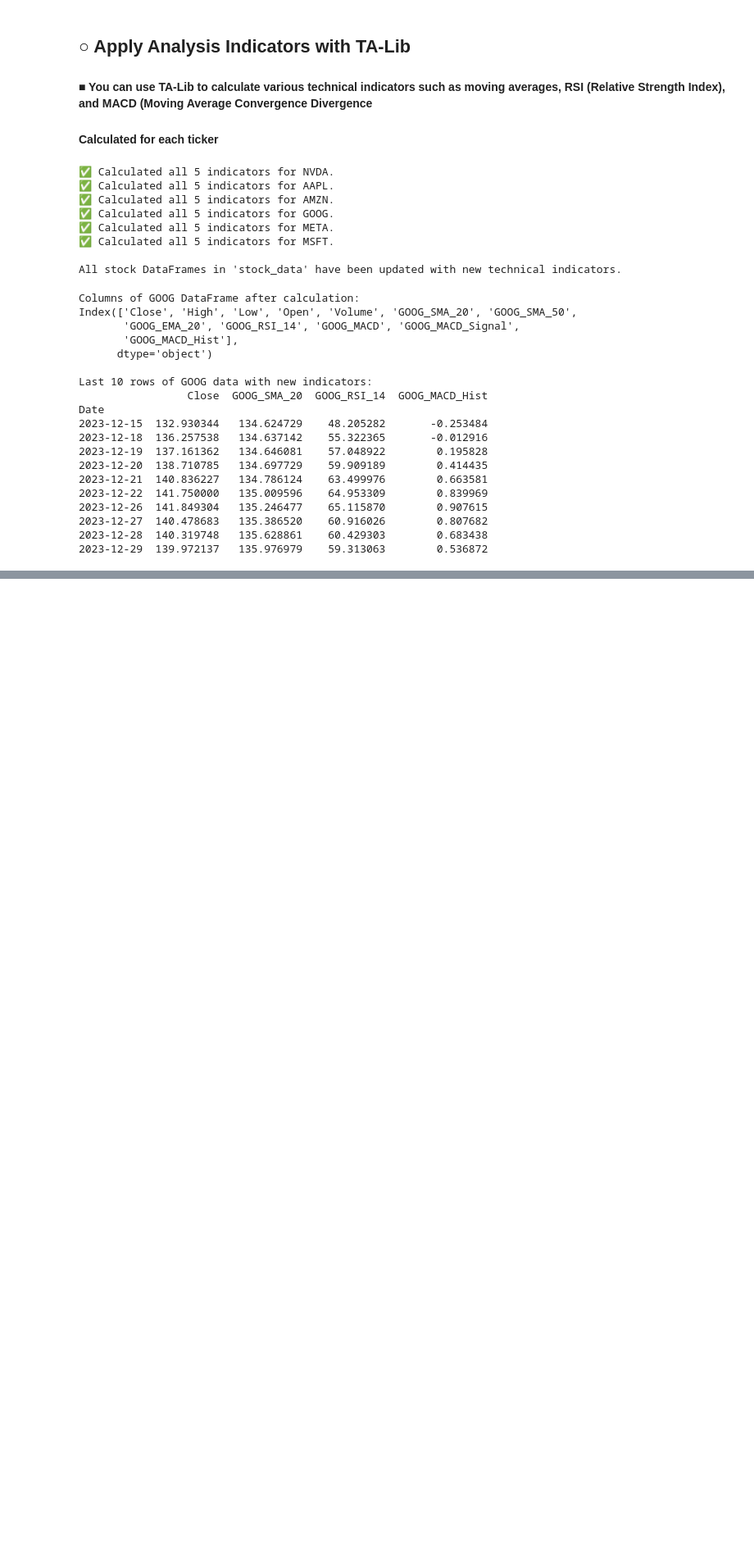
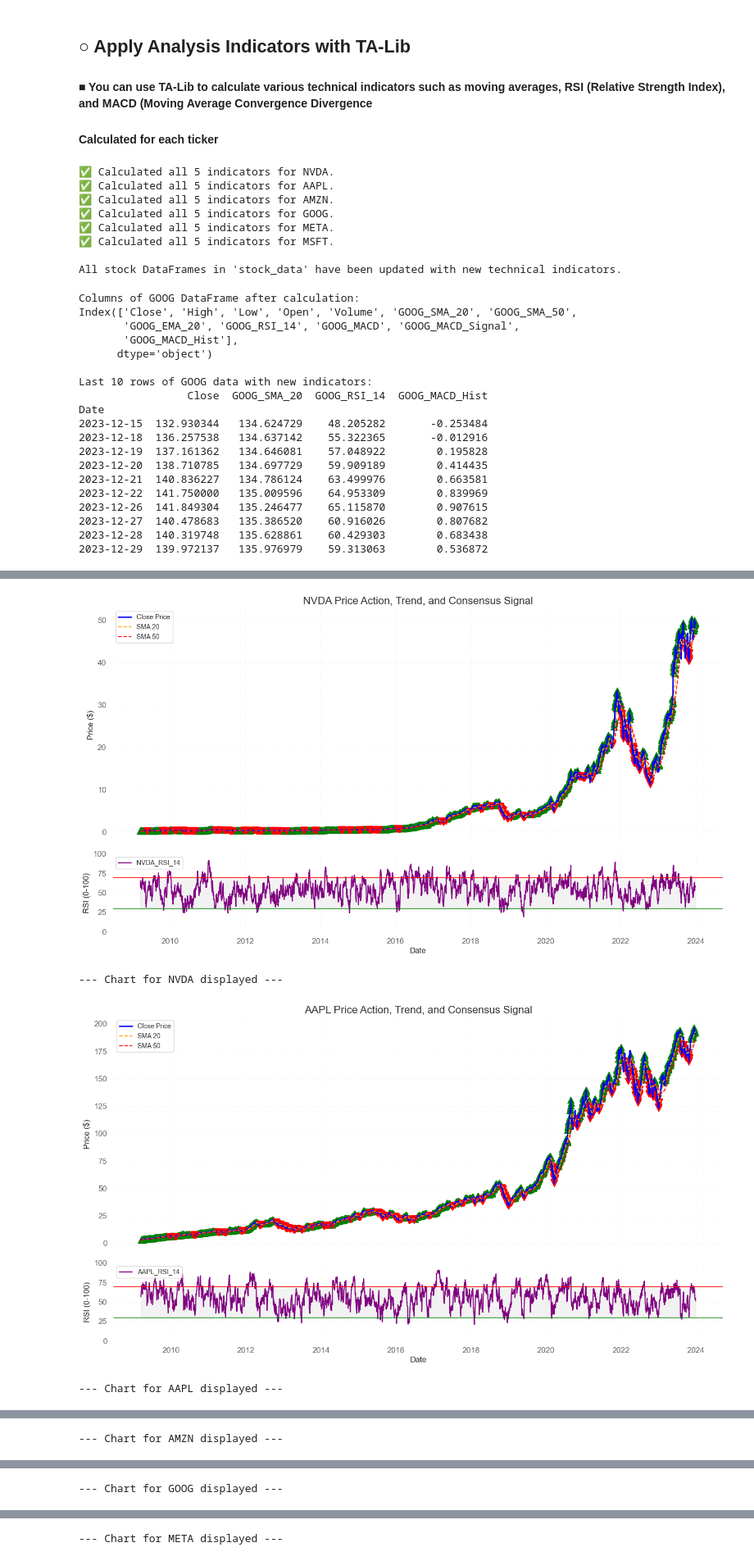
Before and after one commit to wakgariR/Financial-News-and-Stock-Price-week1, a Jupyter notebook: notebooks/quantitative-analysis.ipynb, the cells around one changed output, grey strips where cells are left out. Shown at 82% size. Cells and saved outputs as stored; diff of their text form; code cells hidden in the pictures; blank space fills up the shorter version.

Commit message:
Visualize the Data

```diff
--- a/notebooks/quantitative-analysis.ipynb
+++ b/notebooks/quantitative-analysis.ipynb
@@ -179,0 +417,13 @@ Date
+# %%
+# --- Execution ---
+# Loop through all tickers in your stock_data dictionary
+for ticker, df in stock_data.items():
+    plot_technical_analysis(df, ticker)
+    print(f"--- Chart for {ticker} displayed ---")
+
+print("\nAll technical charts have been displayed in the notebook.")
+# %% [output]
+[figure, added]
+--- Chart for NVDA displayed ---
+[figure, added]
+--- Chart for AAPL displayed ---
@@ -179,0 +431 @@ Date
+--- Chart for AMZN displayed ---
@@ -179,0 +433 @@ Date
+--- Chart for GOOG displayed ---
@@ -179,0 +435 @@ Date
+--- Chart for META displayed ---
```
Also changed, not shown: parts of 10 cells of this notebook.
